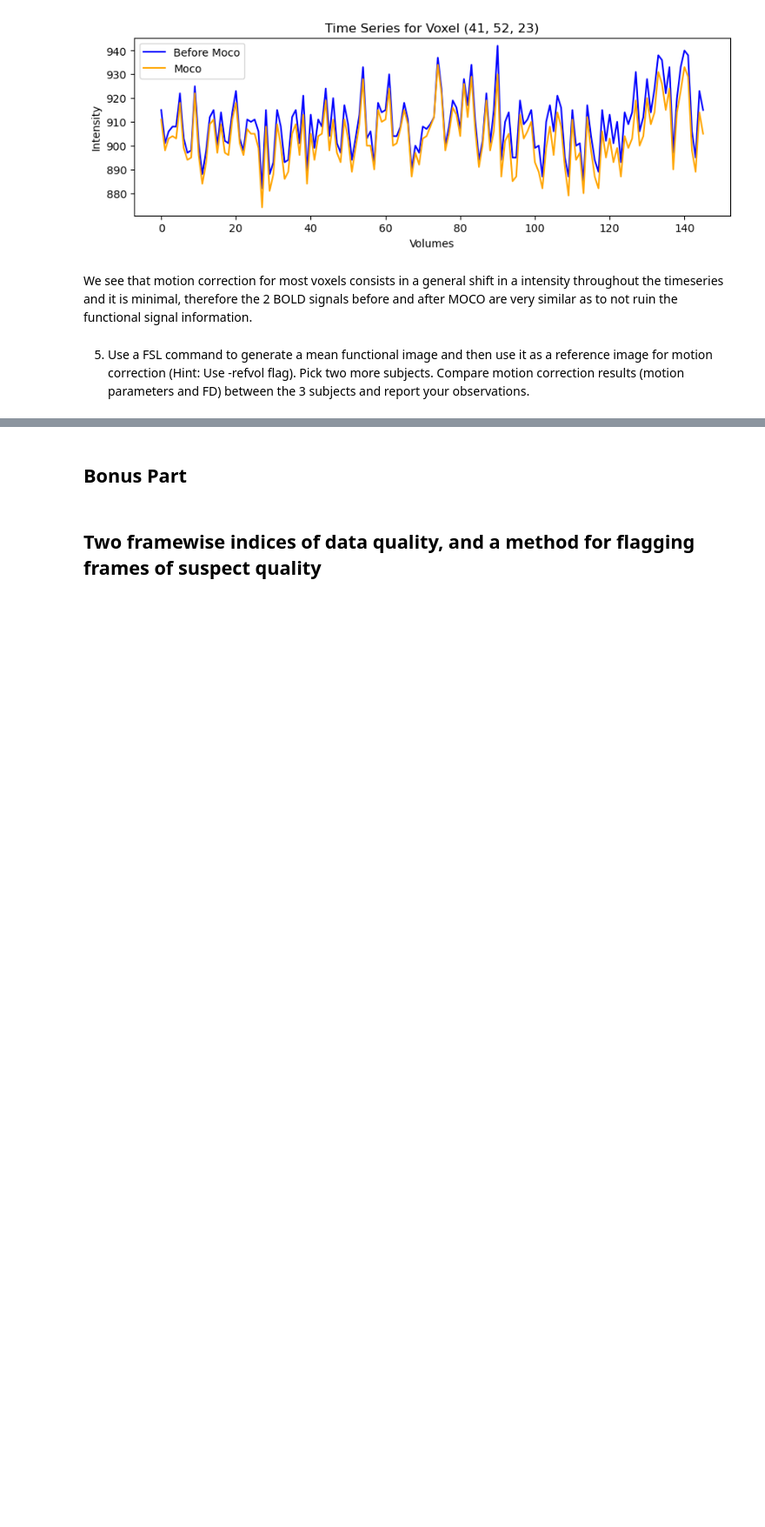
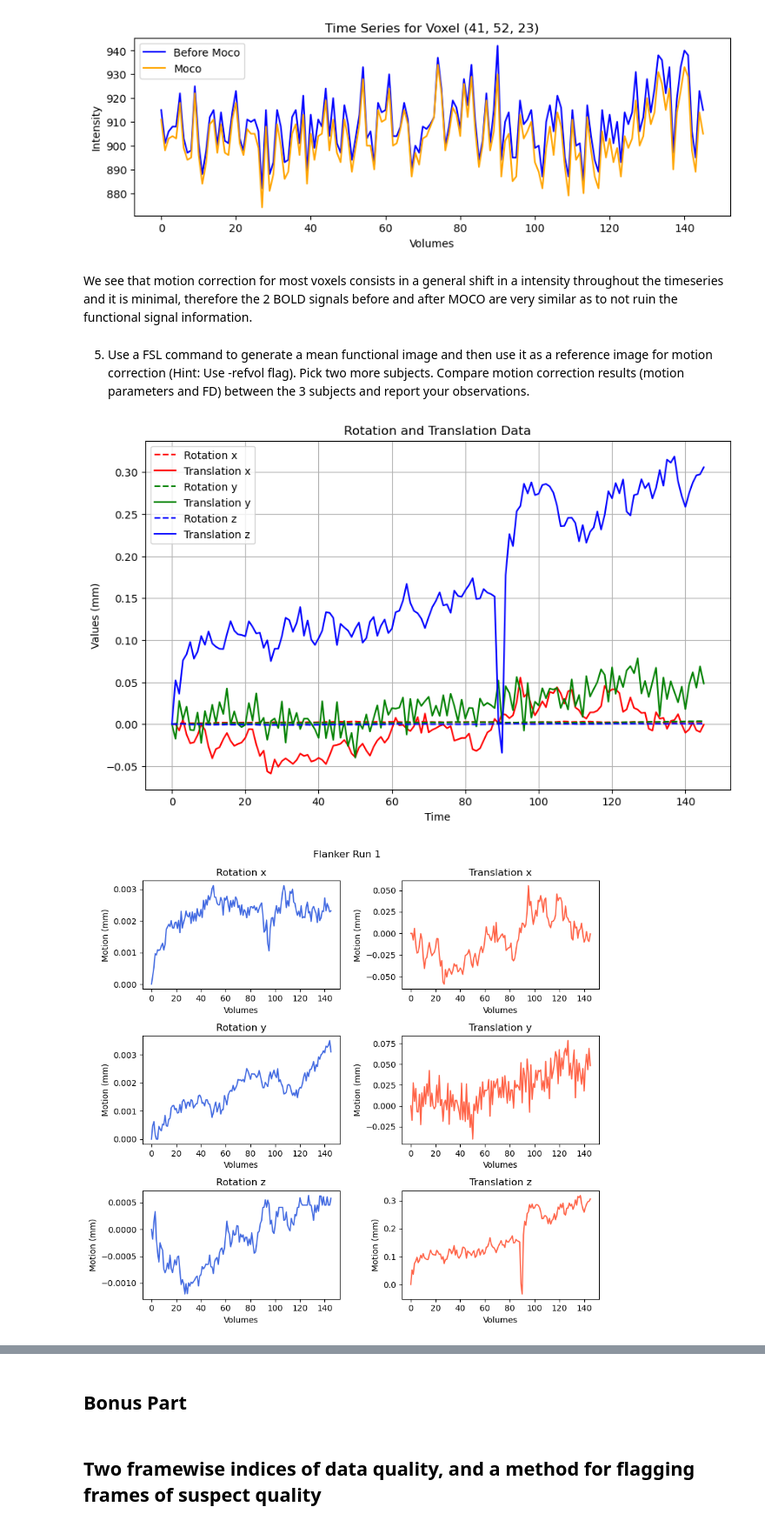
Before and after one commit to Pingsheng-Kevin/NSSP_Mini1, a Jupyter notebook: lgr.ipynb, the cells around one changed output, grey strips where cells are left out. Shown at 87% size. Cells and saved outputs as stored; diff of their text form; code cells hidden in the pictures; blank space fills up the shorter version.

```diff
--- a/lgr.ipynb
+++ b/lgr.ipynb
@@ -467,0 +482,11 @@ perform_mean_moco(subject='08')
+# %%
+#Mean Visualization for subject 06
+%matplotlib inline
+mean_mot_params_06 = load_mean_mot_params_fsl_6_dof(subject='06', cost_func=best_cost_func)
+visualize_motparams_oneplot(mean_mot_params_06)
+visualize_motparams(mean_mot_params_06)
+fd_06 = compute_FD_power(mean_mot_params_06).to_numpy()
+visualise_fd(fd_06, subject='06')
+# %% [output]
+[figure, added]
+[figure, added]
```
Also changed, not shown: parts of 18 cells of this notebook.
